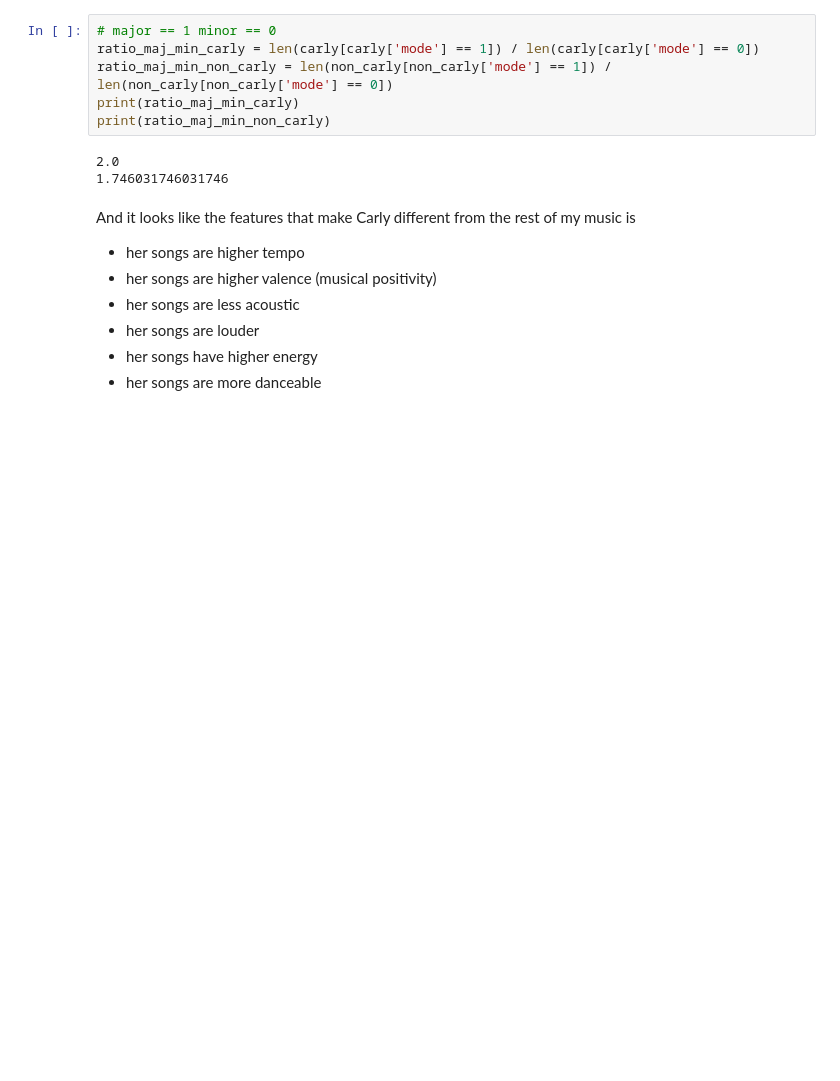
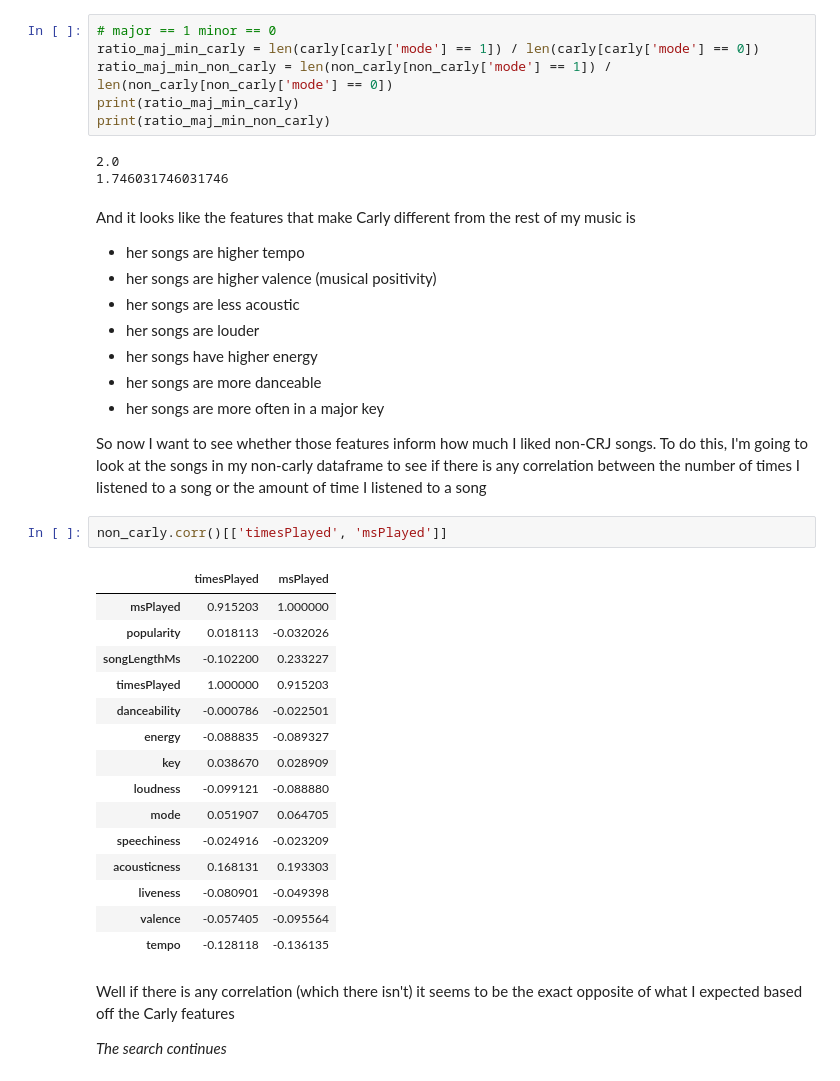
Before and after one commit to dalcantara7/spotify_data_analyzer, a Jupyter notebook: analysis_with_api_data.ipynb, the cells around one changed output. Cells and saved outputs as stored; diff of their text form; blank space fills up the shorter version.

```diff
--- a/analysis_with_api_data.ipynb
+++ b/analysis_with_api_data.ipynb
@@ -228,3 +232,28 @@ And it looks like the features that make Carly different from the rest of my mus
 * her songs are louder
 * her songs have higher energy
 * her songs are more danceable
+* her songs are more often in a major key
+
+So now I want to see whether those features inform how much I liked non-CRJ songs. To do this, I'm going to look at the songs in my non-carly dataframe to see if there is any correlation between the number of times I listened to a song or the amount of time I listened to a song
+# %%
+non_carly.corr()[['timesPlayed', 'msPlayed']]
+# %% [output]
+|  | timesPlayed | msPlayed |
+| msPlayed | 0.915203 | 1.000000 |
+| popularity | 0.018113 | -0.032026 |
+| songLengthMs | -0.102200 | 0.233227 |
+| timesPlayed | 1.000000 | 0.915203 |
+| danceability | -0.000786 | -0.022501 |
+| energy | -0.088835 | -0.089327 |
+| key | 0.038670 | 0.028909 |
+| loudness | -0.099121 | -0.088880 |
+| mode | 0.051907 | 0.064705 |
+| speechiness | -0.024916 | -0.023209 |
+| acousticness | 0.168131 | 0.193303 |
+| liveness | -0.080901 | -0.049398 |
+| valence | -0.057405 | -0.095564 |
+| tempo | -0.128118 | -0.136135 |
+# %% [markdown]
+Well if there is any correlation (which there isn't) it seems to be the exact opposite of what I expected based off the Carly features
+
+_The search continues_
```
Also changed, not shown: parts of 4 cells of this notebook, 4 other files.
